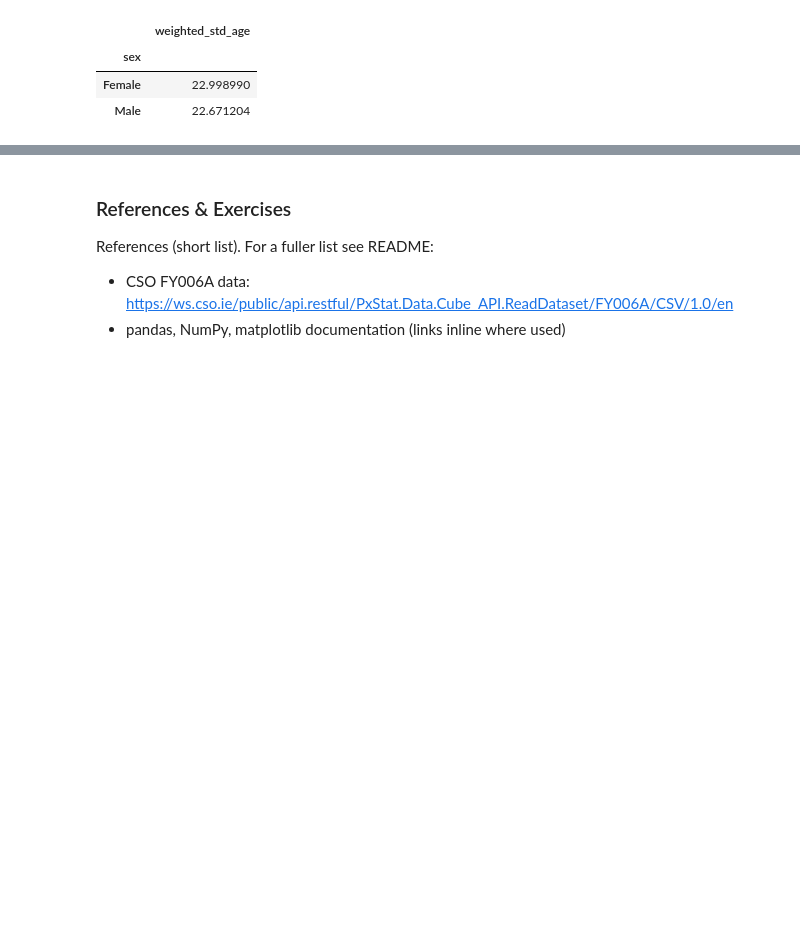
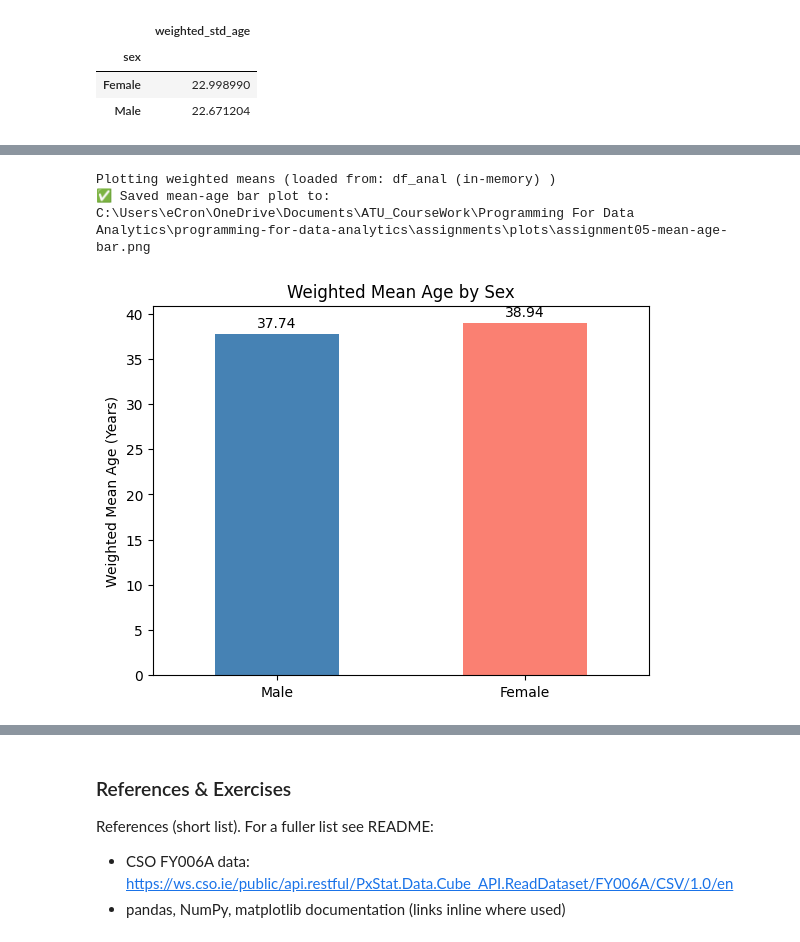
Before and after one commit to ECronin1973/programming-for-data-analytics, a Jupyter notebook: assignments/assignment05-population.ipynb, the cells around one changed output, grey strips where cells are left out. Saved outputs shown, nothing was run; the diff lists cells and outputs as text; code cells hidden in the pictures; blank space fills up the shorter version.

```diff
--- a/assignments/assignment05-population.ipynb
+++ b/assignments/assignment05-population.ipynb
@@ -1140 +983,61 @@ Saved mean-age bar plot to C:\Users\eCron\OneDrive\Documents\ATU_CourseWork\Prog
+# %%
+# ---------- 📊 Bar Chart: Weighted Mean Age by Sex ----------
+
+# Prefer pre-computed weighted means from CSV if available
+mean_fp = DATA_DIR / 'assignment05_weighted_mean_std_by_sex.csv'
+means_series = None
+loaded_from = None
+
+# 🧮 Attempt to load weighted means from disk
+if mean_fp.exists():
+    df_stats = pd.read_csv(mean_fp, index_col=0)
+    if 'weighted_mean_age' in df_stats.columns:
+        means_series = df_stats['weighted_mean_age'].astype(float)
+        loaded_from = str(mean_fp)
+
+# 🔁 Fallback: compute weighted means from in-memory pivot table
+if means_series is None and 'df_anal' in globals():
+    pivot = df_anal.sort_index()
+    means_calc = {}
+    for sex in ['Male', 'Female']:
+        if sex in pivot.columns:
+            w = pivot[sex].fillna(0).astype(float)
+            means_calc[sex] = np.average(pivot.index.astype(float), weights=w) if w.sum() > 0 else float('nan')
+        else:
+            means_calc[sex] = float('nan')
+    means_series = pd.Series(means_calc, name='weighted_mean_age')
+    loaded_from = 'df_anal (in-memory)'
+
+# 🚫 If no data is available, inform the user
+if means_series is None:
+    print('No weighted mean data available. Run the mean computation cell (which writes assignment05_weighted_mean_std_by_sex.csv) or create `df_anal` by running the pivot cell.')
+else:
+    print('Plotting weighted means (loaded from:', loaded_from, ')')
+
+    # 📈 Create bar chart
+    ax = means_series.plot(
+        kind='bar',
+        title='Weighted Mean Age by Sex',
+        rot=0,
+        color=['steelblue', 'salmon']
+    )
+    ax.set_ylabel('Weighted Mean Age (Years)')
+
+    # 🏷️ Add value labels to each bar
+    for container in ax.containers:
+        if not isinstance(container, BarContainer):
+            continue
+        heights = [patch.get_height() for patch in container]
+        labels = [f"{height:.2f}" if not pd.isna(height) else "NaN" for height in heights]
+        ax.bar_label(container, labels=labels, label_type='edge', padding=3, fontsize=10)
+
+    # 💾 Save the figure to disk
+    plot_fp = SAVED_PLOTS_DIR / 'assignment05-mean-age-bar.png'
+    plt.savefig(plot_fp, dpi=150, bbox_inches='tight')
+    print('✅ Saved mean-age bar plot to:', str(plot_fp.resolve()))
+    plt.show()
+# %% [output]
+Plotting weighted means (loaded from: df_anal (in-memory) )
+✅ Saved mean-age bar plot to: C:\Users\eCron\OneDrive\Documents\ATU_CourseWork\Programming For Data Analytics\programming-for-data-analytics\assignments\plots\assignment05-mean-age-bar.png
+[figure, added]
 # %% [markdown]
```
Also changed, not shown: parts of 46 cells of this notebook, 17 other files.
